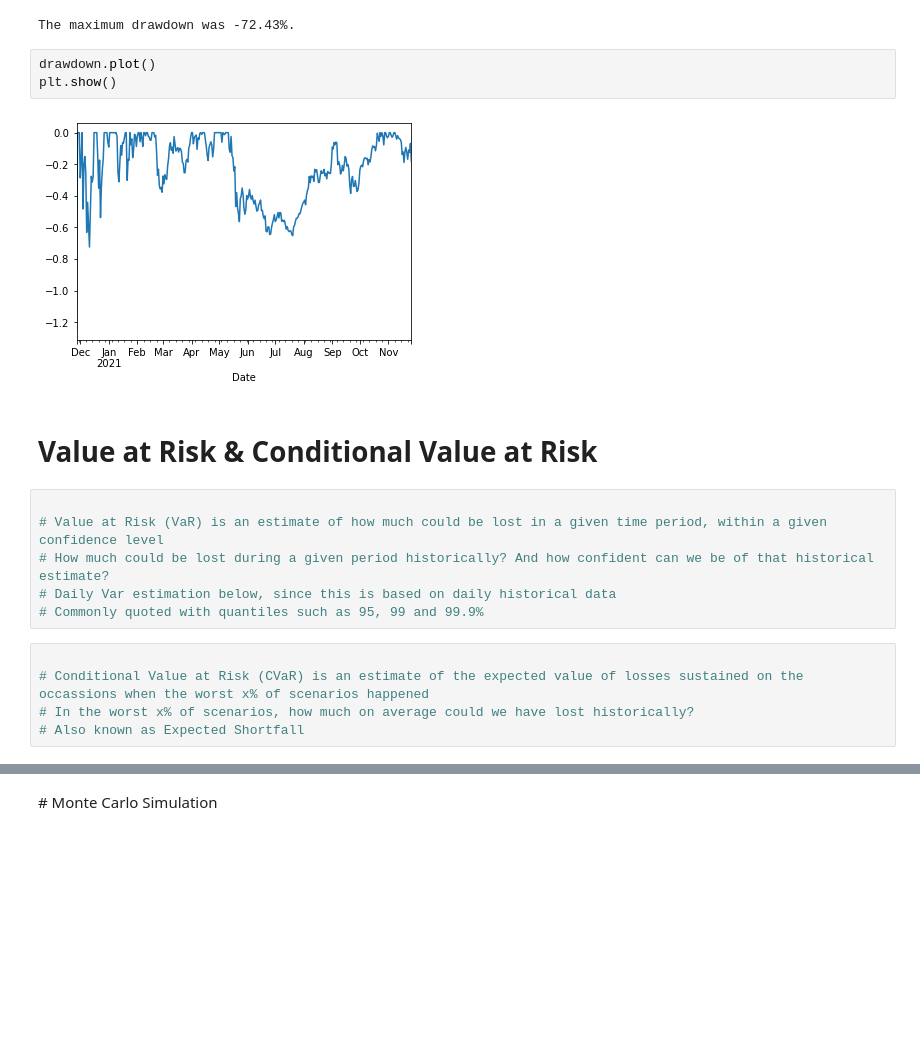
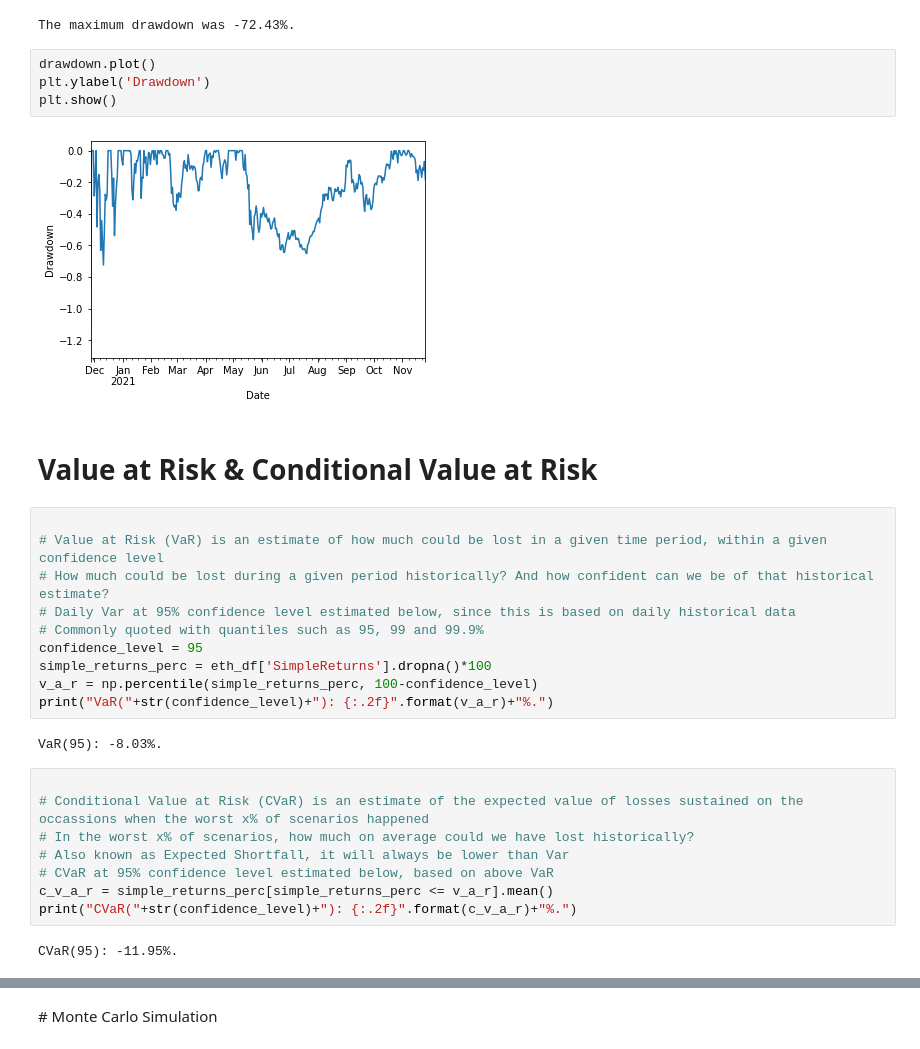
Before and after one commit to nmasamba/finance_and_time_series_python, a Jupyter notebook: portfolio_risk_management/tail_risk_estimation.ipynb, the cells around one changed output, grey strips where cells are left out. Drawn from its saved outputs; the diff is of its cells as text; blank space fills up the shorter version.

```diff
--- a/portfolio_risk_management/tail_risk_estimation.ipynb
+++ b/portfolio_risk_management/tail_risk_estimation.ipynb
@@ -47,19 +48,31 @@ print("The maximum drawdown was {:.2f}".format(np.amin(drawdown[drawdown > -1] *
 The maximum drawdown was -72.43%.
 # %%
 drawdown.plot()
+plt.ylabel('Drawdown')
 plt.show()
 # %% [output]
-[figure, old version]
+[figure, new version]
 # %% [markdown]
 # Value at Risk & Conditional Value at Risk
 # %%
 
 # Value at Risk (VaR) is an estimate of how much could be lost in a given time period, within a given confidence level
 # How much could be lost during a given period historically? And how confident can we be of that historical estimate?
-# Daily Var estimation below, since this is based on daily historical data
+# Daily Var at 95% confidence level estimated below, since this is based on daily historical data
 # Commonly quoted with quantiles such as 95, 99 and 99.9%
+confidence_level = 95
+simple_returns_perc = eth_df['SimpleReturns'].dropna()*100
+v_a_r = np.percentile(simple_returns_perc, 100-confidence_level)
+print("VaR("+str(confidence_level)+"): {:.2f}".format(v_a_r)+"%.")
+# %% [output]
+VaR(95): -8.03%.
 # %%
 
 # Conditional Value at Risk (CVaR) is an estimate of the expected value of losses sustained on the occassions when the worst x% of scenarios happened
 # In the worst x% of scenarios, how much on average could we have lost historically?
-# Also known as Expected Shortfall
+# Also known as Expected Shortfall, it will always be lower than Var
+# CVaR at 95% confidence level estimated below, based on above VaR
+c_v_a_r = simple_returns_perc[simple_returns_perc <= v_a_r].mean()
+print("CVaR("+str(confidence_level)+"): {:.2f}".format(c_v_a_r)+"%.")
+# %% [output]
+CVaR(95): -11.95%.
```
Also changed, not shown: parts of 4 cells of this notebook.
